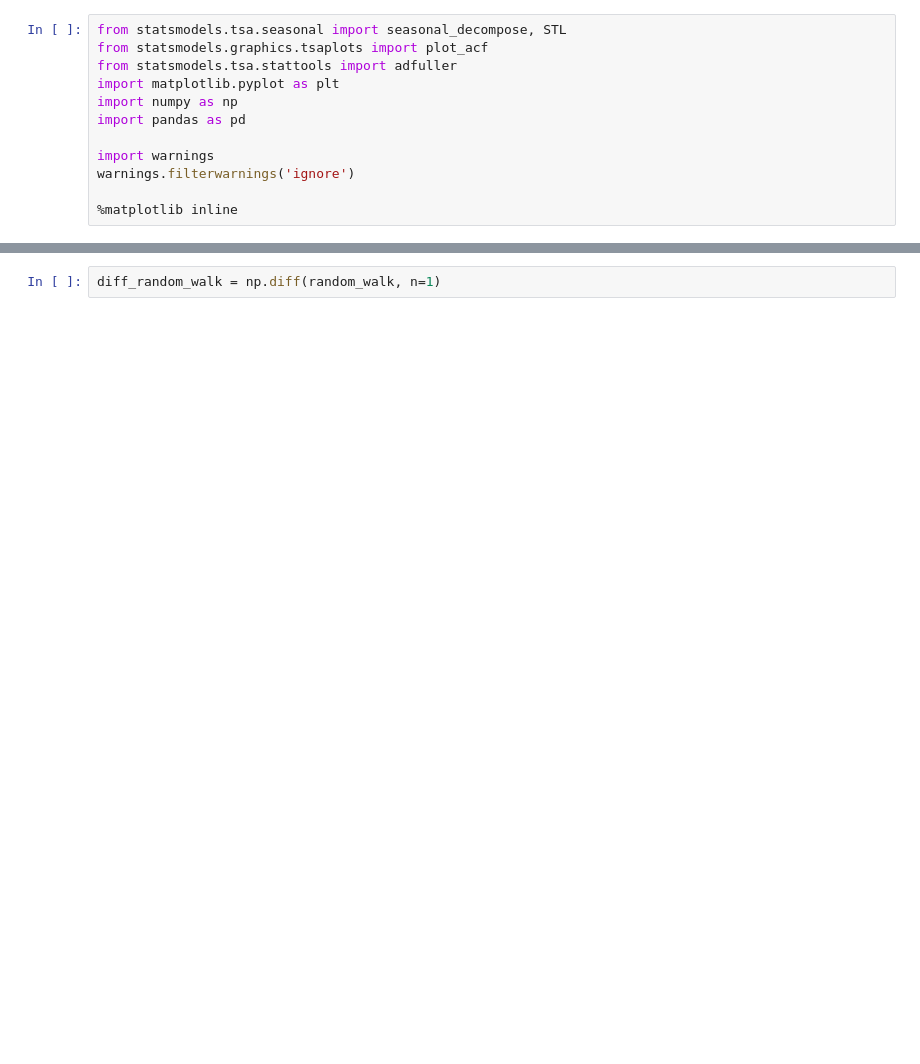
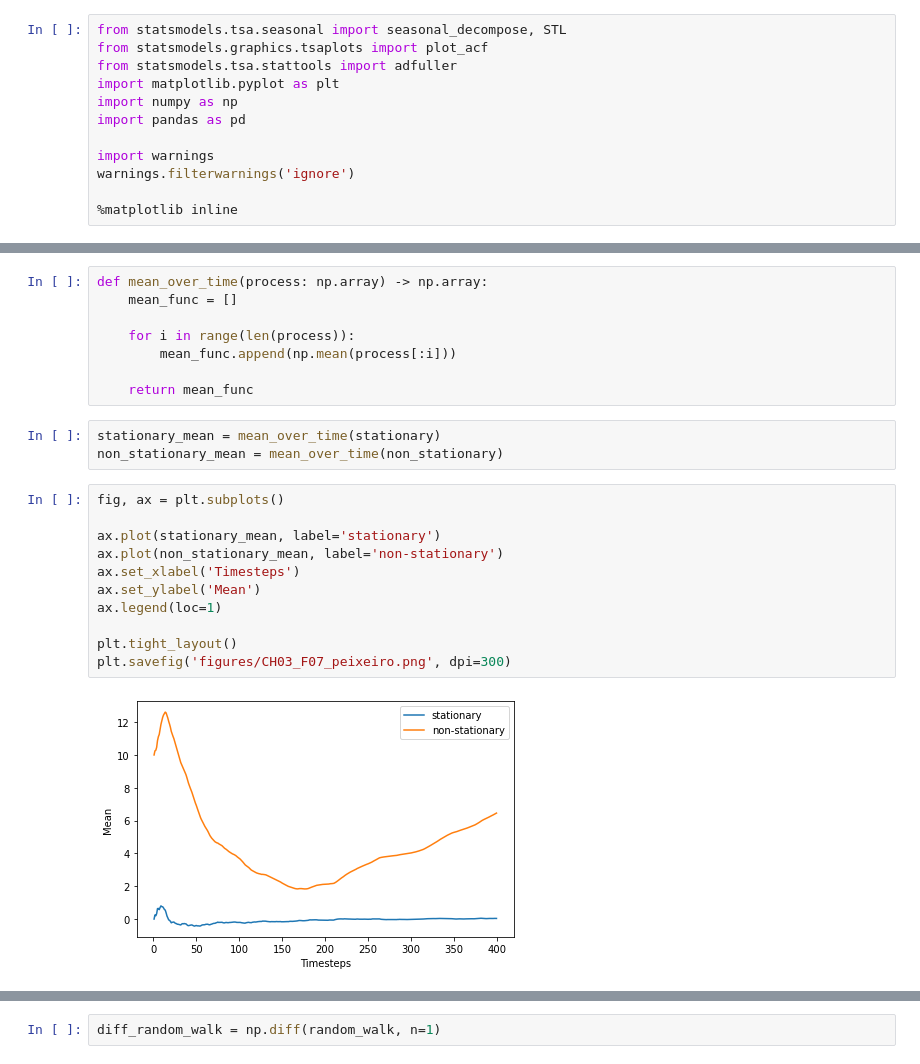
Before and after one commit to marcopeix/TimeSeriesForecastingInPython, a Jupyter notebook: CH03/CH03.ipynb, the cells around one changed output, grey strips where cells are left out. Drawn from its saved outputs; the diff is of its cells as text; blank space fills up the shorter version.

```diff
--- a/CH03/CH03.ipynb
+++ b/CH03/CH03.ipynb
@@ -32,0 +99,24 @@ plt.savefig('figures/CH03_F01_peixeiro.png', dpi=300)
+# %%
+def mean_over_time(process: np.array) -> np.array:
+    mean_func = []
+
+    for i in range(len(process)):
+        mean_func.append(np.mean(process[:i]))
+
+    return mean_func
+# %%
+stationary_mean = mean_over_time(stationary)
+non_stationary_mean = mean_over_time(non_stationary)
+# %%
+fig, ax = plt.subplots()
+
+ax.plot(stationary_mean, label='stationary')
+ax.plot(non_stationary_mean, label='non-stationary')
+ax.set_xlabel('Timesteps')
+ax.set_ylabel('Mean')
+ax.legend(loc=1)
+
+plt.tight_layout()
+plt.savefig('figures/CH03_F07_peixeiro.png', dpi=300)
+# %% [output]
+[figure, added]
```
Also changed, not shown: parts of 68 cells of this notebook, 2 other files.
